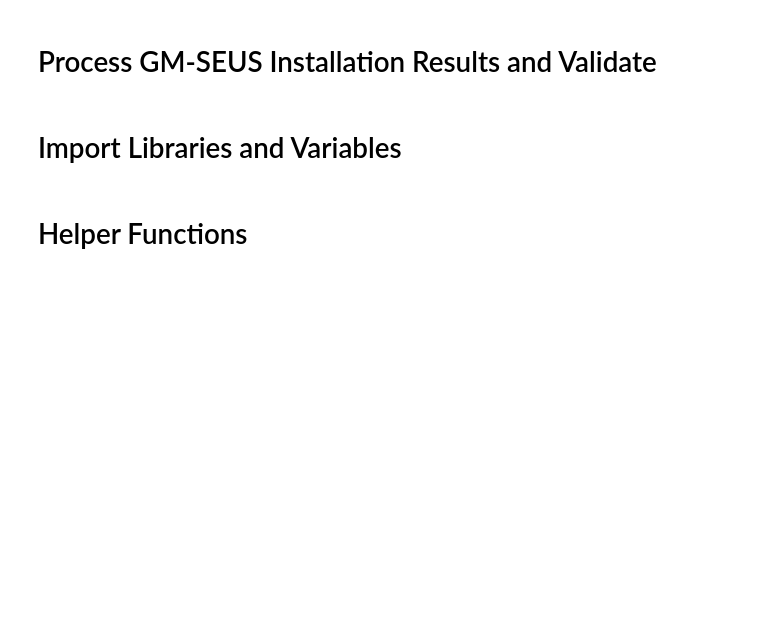
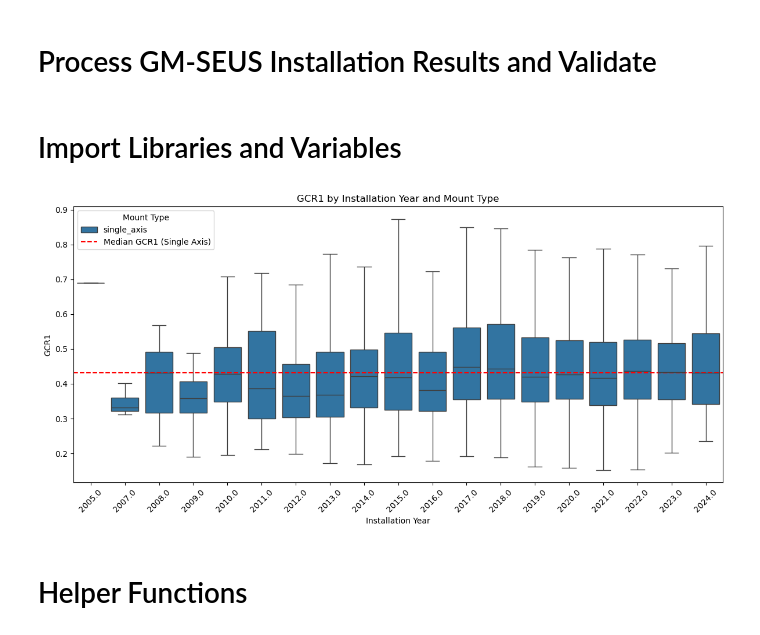
Before and after one commit to stidjaco/GMSEUS, a Jupyter notebook: script10_technicalValidation.ipynb, the cells around one changed output. Drawn from its saved outputs; the diff is of its cells as text; code cells hidden in the pictures; blank space fills up the shorter version.

```diff
--- a/script10_technicalValidation.ipynb
+++ b/script10_technicalValidation.ipynb
@@ -71,3 +85,34 @@ geeCRS = config['gee_crs']
+# %%
+# Load GMSEUS arrays final
+gmseusArraysFinal = gpd.read_file(gmseusArraysFinalPath)
+
+# Subset for numRow >= 3
+gmseusArraysPlot = gmseusArraysFinal[gmseusArraysFinal['numRow'] >= minNumPanelRows]
+
+# Drop rows with instYr < 2000
+gmseusArraysPlot = gmseusArraysPlot[gmseusArraysPlot['instYr'] >= 2000]
+
+# Subset for mountType (fixed_axis, single_axis, dual_axis)
+gmseusArraysPlot = gmseusArraysPlot[gmseusArraysPlot['mount'].isin(['fixed_axis', 'single_axis', 'dual_axis'])]
+
+# Subset for mountType (fixed_axis, single_axis, dual_axis)
+gmseusArraysSingle = gmseusArraysPlot[gmseusArraysPlot['mount'] == 'single_axis']
+gmseusArraysFixed = gmseusArraysPlot[gmseusArraysPlot['mount'] == 'fixed_axis']
+gmseusArraysDual = gmseusArraysPlot[gmseusArraysPlot['mount'] == 'dual_axis']
+
+# Plot using a yearsly boxplot for each mount type (GCR1) and remove outliers. Also, plot hline for the meadian GCR1 for 2024
+plt.figure(figsize=(12, 6))
+sns.boxplot(data=gmseusArraysSingle, x='instYr', y='GCR1', hue='mount', showfliers=False)
+plt.axhline(y=gmseusArraysSingle[gmseusArraysSingle['instYr'] == 2024]['GCR1'].median(), color='r', linestyle='--', label='Median GCR1 (Single Axis)')
+plt.title('GCR1 by Installation Year and Mount Type')
+plt.xlabel('Installation Year')
+plt.ylabel('GCR1')
+plt.xticks(rotation=45)
+plt.legend(title='Mount Type')
+plt.tight_layout()
+plt.show()
+# %% [output]
+[figure, added]
 # %% [markdown]
 # Helper Functions
 # %%
```
Also changed, not shown: parts of 7 cells of this notebook, 4 other files.
